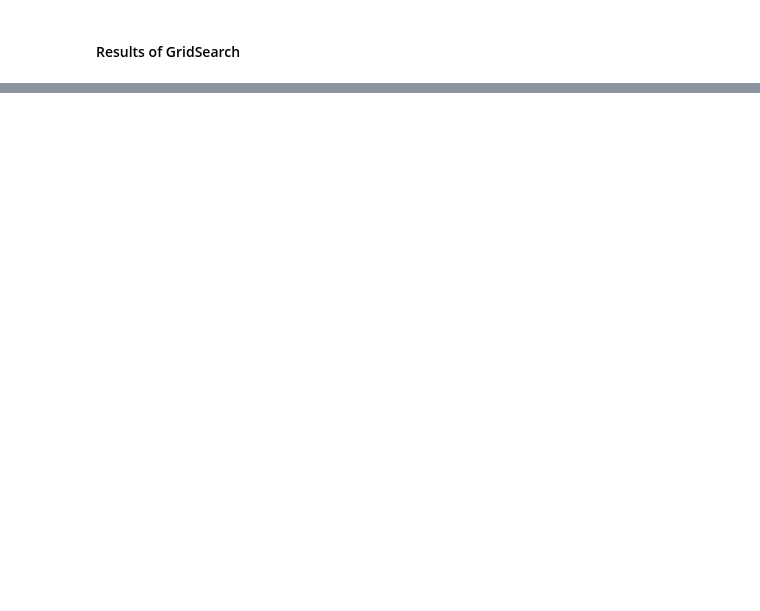
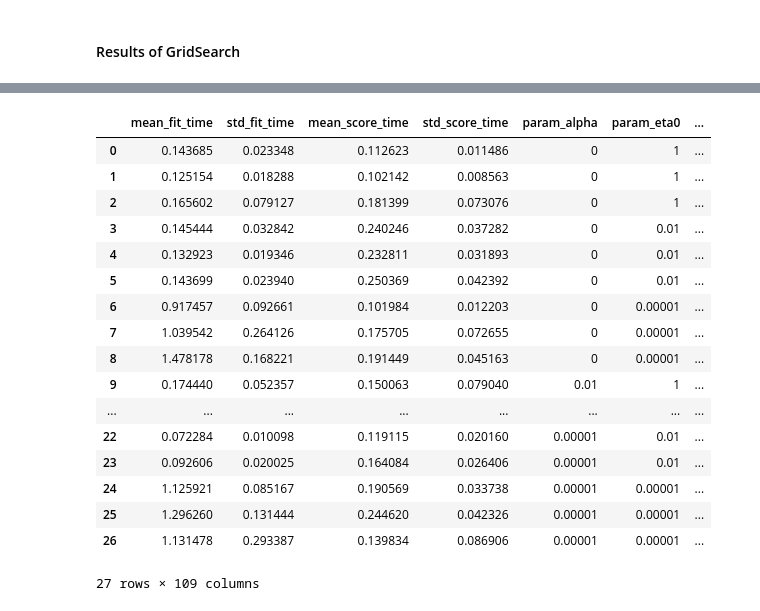
Before and after one commit to yazdanzv/ML_Project_no5, a Jupyter notebook: main.ipynb, the cells around one changed output, grey strips where cells are left out. Cells and saved outputs as stored; diff of their text form; code cells hidden in the pictures; blank space fills up the shorter version.

```diff
--- a/main.ipynb
+++ b/main.ipynb
@@ -274,0 +305,21 @@ plt.show()
+# %%
+pd.DataFrame(grid_search.cv_results_)
+# %% [output]
+|  | mean_fit_time | std_fit_time | mean_score_time | std_score_time | param_alpha | param_eta0 | ... |
+| 0 | 0.143685 | 0.023348 | 0.112623 | 0.011486 | 0 | 1 | ... |
+| 1 | 0.125154 | 0.018288 | 0.102142 | 0.008563 | 0 | 1 | ... |
+| 2 | 0.165602 | 0.079127 | 0.181399 | 0.073076 | 0 | 1 | ... |
+| 3 | 0.145444 | 0.032842 | 0.240246 | 0.037282 | 0 | 0.01 | ... |
+| 4 | 0.132923 | 0.019346 | 0.232811 | 0.031893 | 0 | 0.01 | ... |
+| 5 | 0.143699 | 0.023940 | 0.250369 | 0.042392 | 0 | 0.01 | ... |
+| 6 | 0.917457 | 0.092661 | 0.101984 | 0.012203 | 0 | 0.00001 | ... |
+| 7 | 1.039542 | 0.264126 | 0.175705 | 0.072655 | 0 | 0.00001 | ... |
+| 8 | 1.478178 | 0.168221 | 0.191449 | 0.045163 | 0 | 0.00001 | ... |
+| 9 | 0.174440 | 0.052357 | 0.150063 | 0.079040 | 0.01 | 1 | ... |
+| ... | ... | ... | ... | ... | ... | ... | ... |
+| 22 | 0.072284 | 0.010098 | 0.119115 | 0.020160 | 0.00001 | 0.01 | ... |
+| 23 | 0.092606 | 0.020025 | 0.164084 | 0.026406 | 0.00001 | 0.01 | ... |
+| 24 | 1.125921 | 0.085167 | 0.190569 | 0.033738 | 0.00001 | 0.00001 | ... |
+| 25 | 1.296260 | 0.131444 | 0.244620 | 0.042326 | 0.00001 | 0.00001 | ... |
+| 26 | 1.131478 | 0.293387 | 0.139834 | 0.086906 | 0.00001 | 0.00001 | ... |
+27 rows × 109 columns
```
Also changed, not shown: parts of 19 cells of this notebook, 1 other file.
